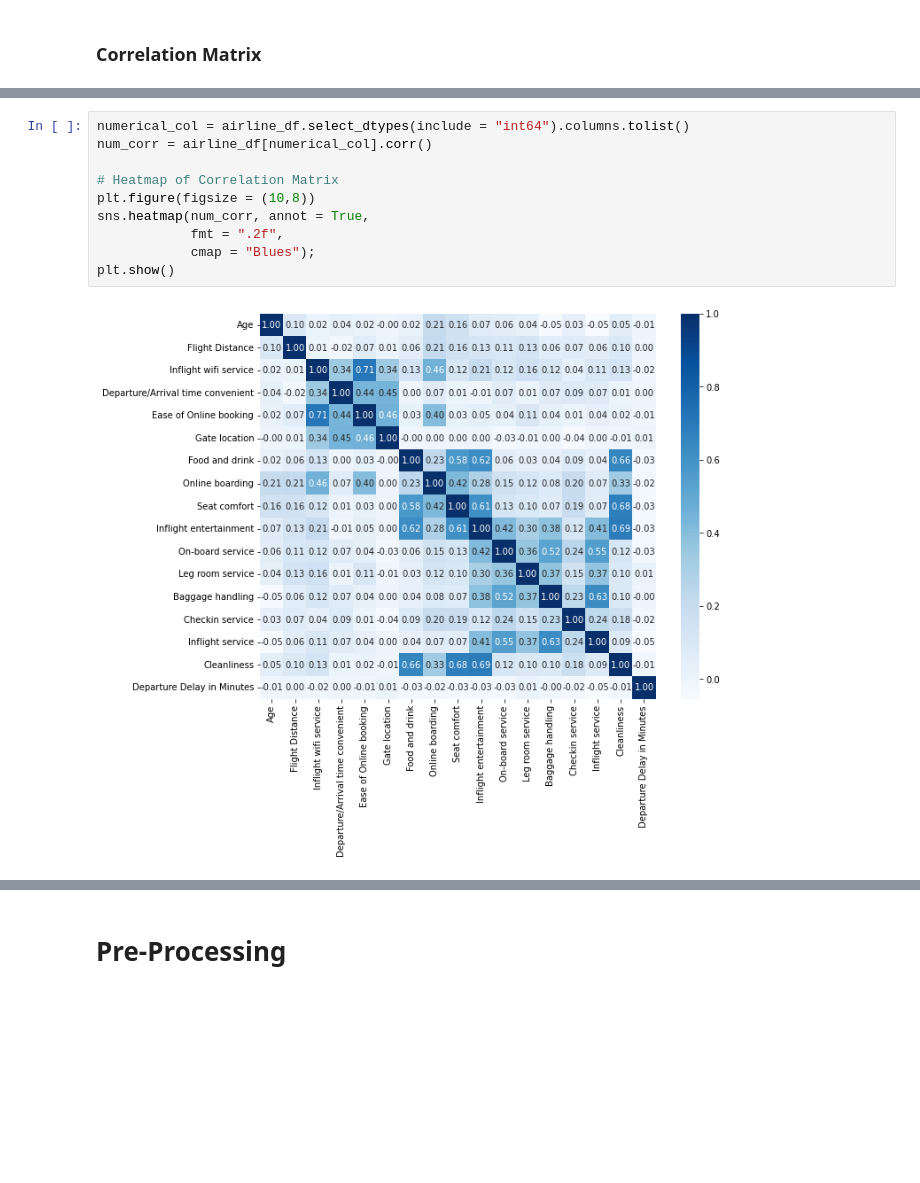
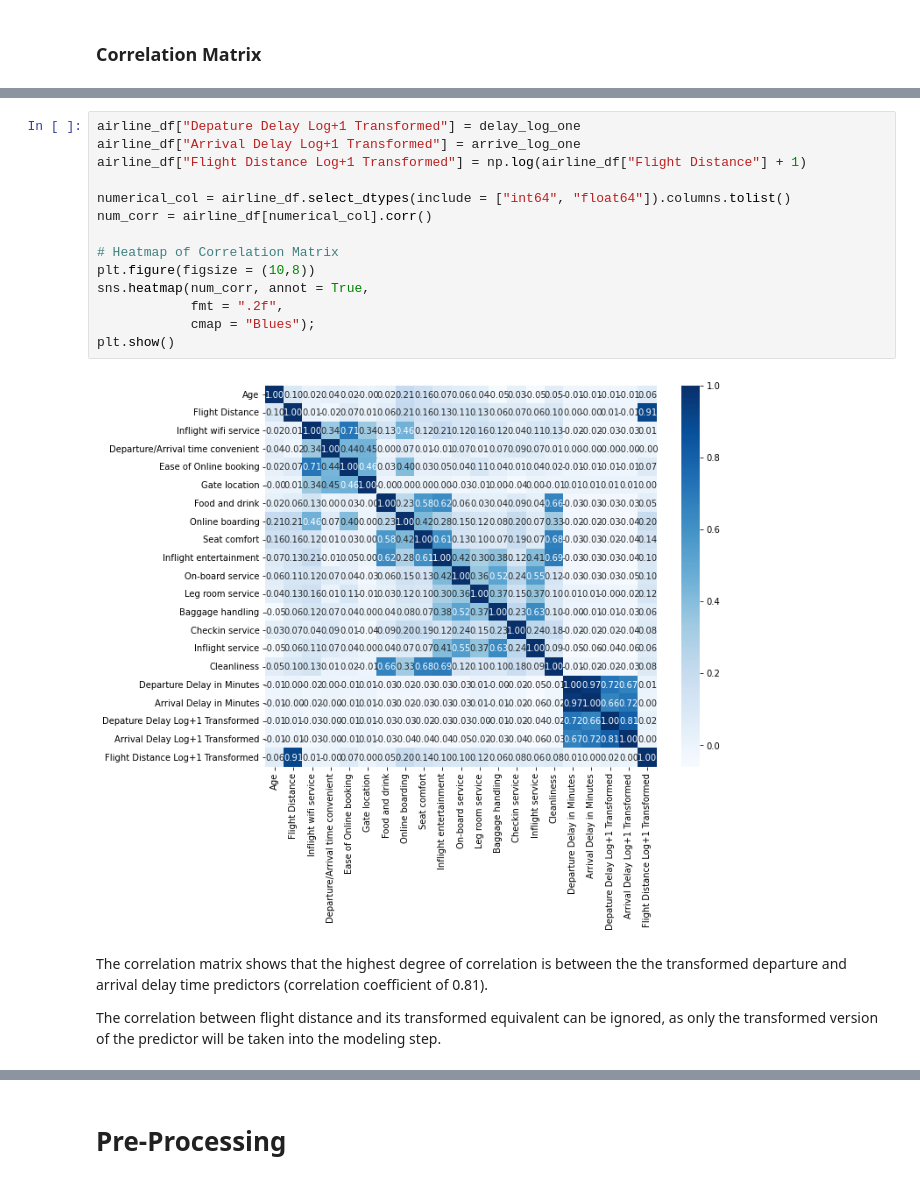
Before and after one commit to nlee98/ADS-505-Business-Analytics, a Jupyter notebook: ADS_505_Final_Project_NL.ipynb, the cells around one changed output, grey strips where cells are left out. Cells and saved outputs as stored; diff of their text form; blank space fills up the shorter version.

```diff
--- a/ADS_505_Final_Project_NL.ipynb
+++ b/ADS_505_Final_Project_NL.ipynb
@@ -454,12 +475,20 @@ plt.show()
 # %%
-numerical_col = airline_df.select_dtypes(include = "int64").columns.tolist()
+airline_df["Depature Delay Log+1 Transformed"] = delay_log_one
+airline_df["Arrival Delay Log+1 Transformed"] = arrive_log_one
+airline_df["Flight Distance Log+1 Transformed"] = np.log(airline_df["Flight Distance"] + 1)
+
+numerical_col = airline_df.select_dtypes(include = ["int64", "float64"]).columns.tolist()
 num_corr = airline_df[numerical_col].corr()
 
 # Heatmap of Correlation Matrix
 plt.figure(figsize = (10,8))
 sns.heatmap(num_corr, annot = True,
             fmt = ".2f",
             cmap = "Blues");
 plt.show()
 # %% [output]
-[figure, old version]
+[figure, new version]
+# %% [markdown]
+The correlation matrix shows that the highest degree of correlation is between the the transformed departure and arrival delay time predictors (correlation coefficient of 0.81).
+
+The correlation between flight distance and its transformed equivalent can be ignored, as only the transformed version of the predictor will be taken into the modeling step.
```
Also changed, not shown: parts of 5 cells of this notebook.
